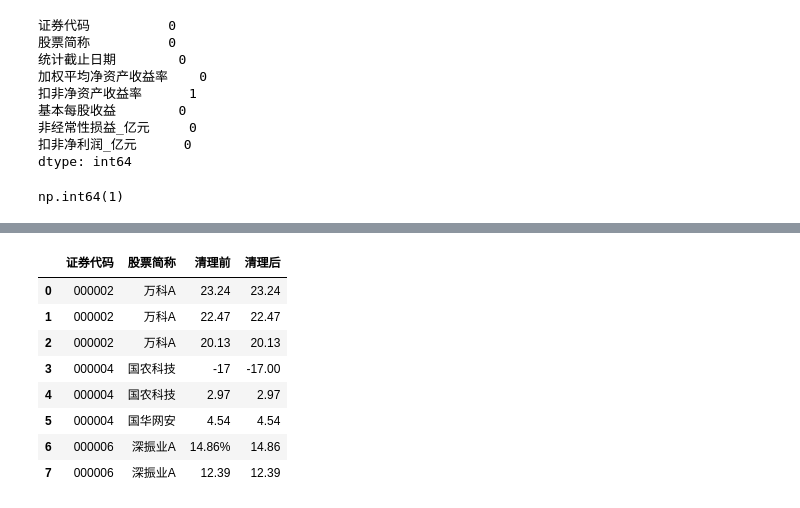
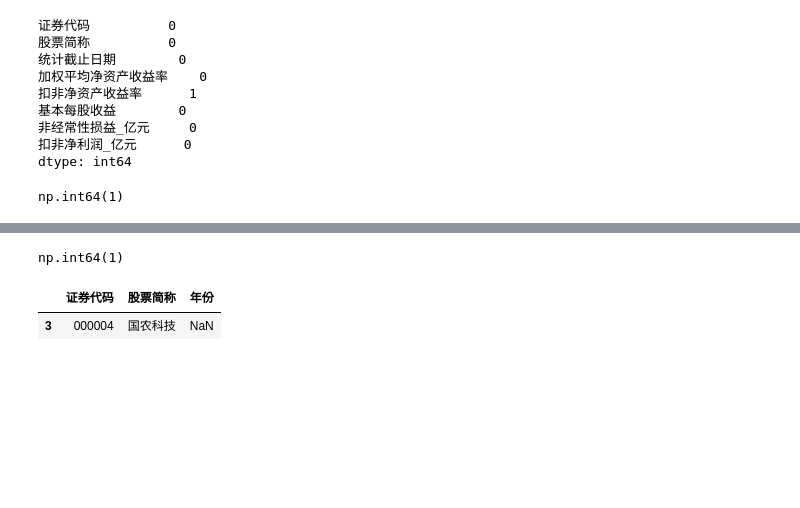
Before and after one commit to itsaquestion/py4ss_v4, a Jupyter notebook: 新章节编辑/pandas/pandas_finance_to_analysis.ipynb, the cells around one changed output, grey strips where cells are left out. Cells and saved outputs as stored; diff of their text form; code cells hidden in the pictures; blank space fills up the shorter version.

```diff
--- a/新章节编辑/pandas/pandas_finance_to_analysis.ipynb
+++ b/新章节编辑/pandas/pandas_finance_to_analysis.ipynb
@@ -748,27 +746,9 @@ np.int64(1)
+# %%
+indicators["统计截止日期"].isna().sum()  # 检查无法识别的日期数量
+# %% [output]
+np.int64(1)
 # %%
-# 先示范清理一列：加权平均净资产收益率。
-roe_before = indicators["加权平均净资产收益率"].copy()  # 保存清理前结果
-indicators["加权平均净资产收益率"] = pd.to_numeric(
-    indicators["加权平均净资产收益率"]
-    .astype("string")  # 统一转成字符串
-    .str.strip()  # 去掉两端空格
-    .str.replace("%", "", regex=False),  # 去掉百分号
-    errors="coerce",  # 无法转换的内容变成缺失值
-)
-
-pd.DataFrame({
-    "证券代码": indicators["证券代码"],
-    "股票简称": indicators["股票简称"],
-    "清理前": roe_before,
-    "清理后": indicators["加权平均净资产收益率"],
-}).head(8)  # 对比清理前后
+indicators.loc[indicators["统计截止日期"].isna(), ["证券代码", "股票简称", "年份"]]  # 查看日期转换失败的记录
 # %% [output]
-|  | 证券代码 | 股票简称 | 清理前 | 清理后 |
-| 0 | 000002 | 万科A | 23.24 | 23.24 |
-| 1 | 000002 | 万科A | 22.47 | 22.47 |
-| 2 | 000002 | 万科A | 20.13 | 20.13 |
-| 3 | 000004 | 国农科技 | -17 | -17.00 |
-| 4 | 000004 | 国农科技 | 2.97 | 2.97 |
-| 5 | 000004 | 国华网安 | 4.54 | 4.54 |
-| 6 | 000006 | 深振业A | 14.86% | 14.86 |
-| 7 | 000006 | 深振业A | 12.39 | 12.39 |
+|  | 证券代码 | 股票简称 | 年份 |
+| 3 | 000004 | 国农科技 | NaN |
```
Also changed, not shown: parts of 139 cells of this notebook, 5 other files.
